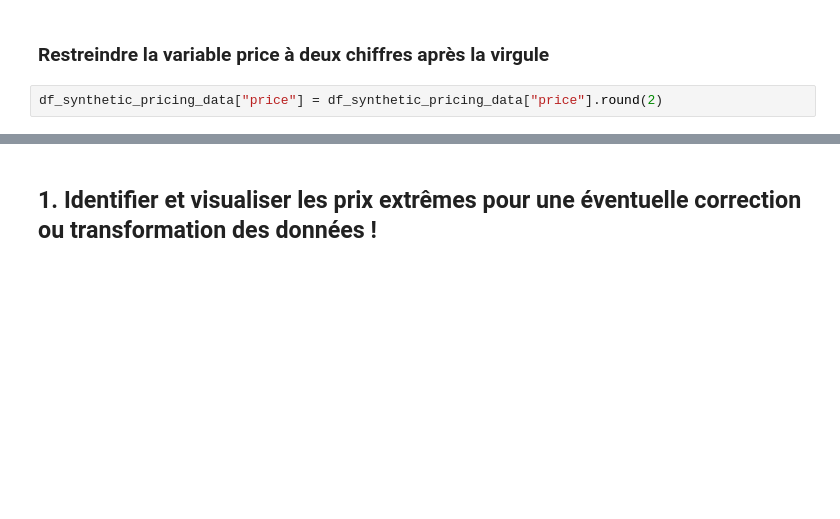
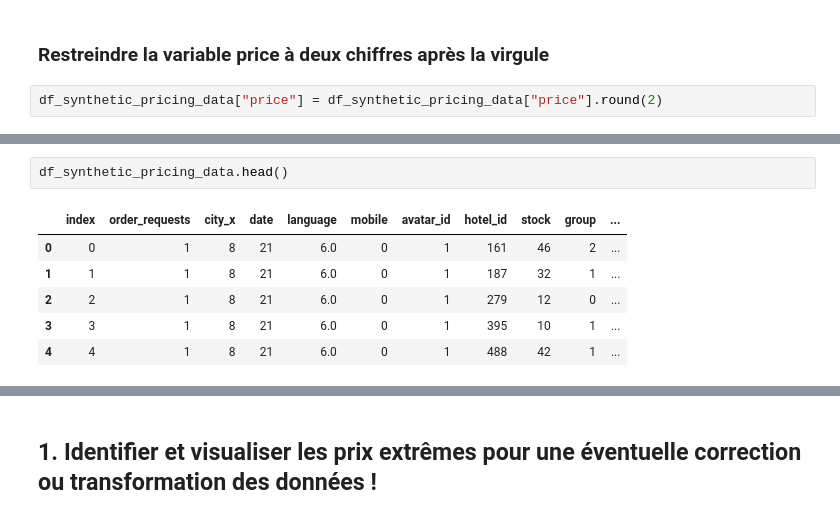
Before and after one commit to Ousmane-BA100/hotel_price_prediction, a Jupyter notebook: Modelisation/model.ipynb, the cells around one changed output, grey strips where cells are left out. Drawn from its saved outputs; the diff is of its cells as text; blank space fills up the shorter version.

```diff
--- a/Modelisation/model.ipynb
+++ b/Modelisation/model.ipynb
@@ -26,0 +62,9 @@ df_synthetic_pricing_data.shape
+# %%
+df_synthetic_pricing_data.head()
+# %% [output]
+|  | index | order_requests | city_x | date | language | mobile | avatar_id | hotel_id | stock | group | ... |
+| 0 | 0 | 1 | 8 | 21 | 6.0 | 0 | 1 | 161 | 46 | 2 | ... |
+| 1 | 1 | 1 | 8 | 21 | 6.0 | 0 | 1 | 187 | 32 | 1 | ... |
+| 2 | 2 | 1 | 8 | 21 | 6.0 | 0 | 1 | 279 | 12 | 0 | ... |
+| 3 | 3 | 1 | 8 | 21 | 6.0 | 0 | 1 | 395 | 10 | 1 | ... |
+| 4 | 4 | 1 | 8 | 21 | 6.0 | 0 | 1 | 488 | 42 | 1 | ... |
```
Also changed, not shown: parts of 11 cells of this notebook, 6 other files.
